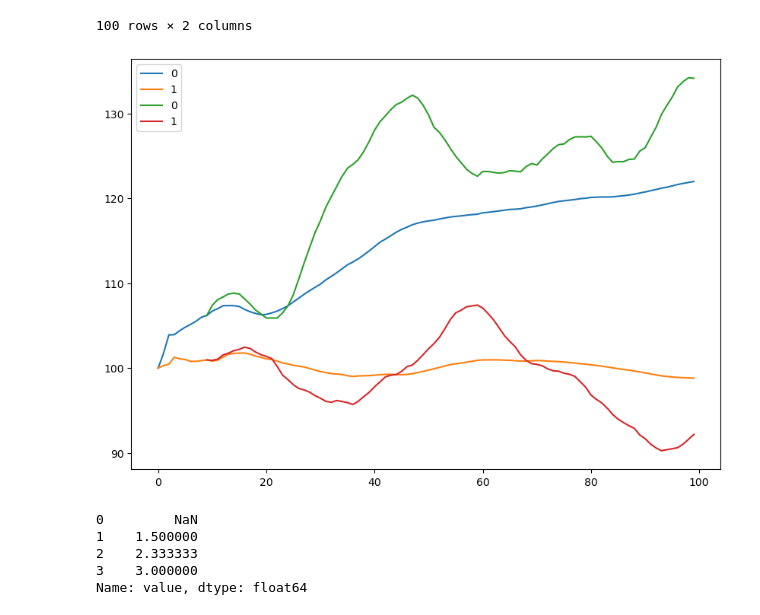
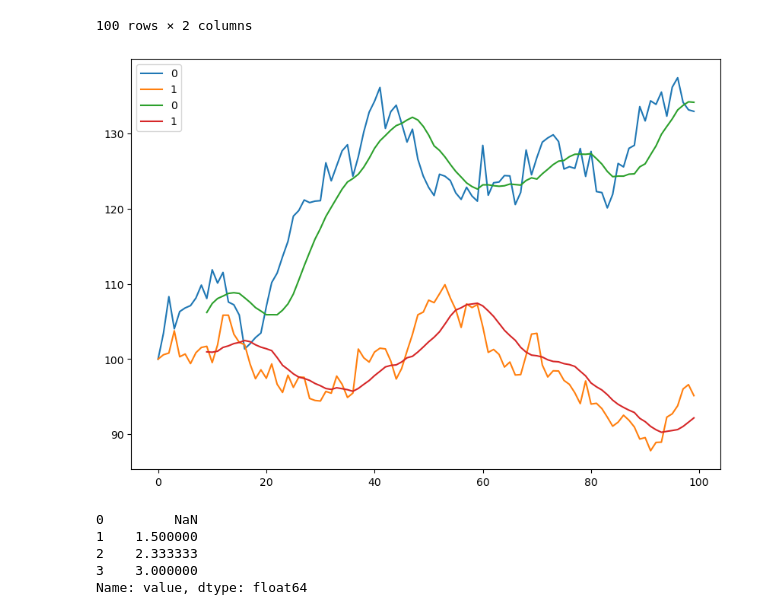
Before and after one commit to Diegoech188/SPF-2023-II, a Jupyter notebook: TEMA-3/Clase23_ValuacionOpcionesAsiaticas.ipynb, the cells around one changed output. Drawn from its saved outputs; the diff is of its cells as text; code cells hidden in the pictures.

```diff
--- a/TEMA-3/Clase23_ValuacionOpcionesAsiaticas.ipynb
+++ b/TEMA-3/Clase23_ValuacionOpcionesAsiaticas.ipynb
@@ -234,21 +234,22 @@ prices
 # %%
 # Graficamos los precios simulados
 
 # Explorar el funcionamiento de la función expanding y rolling para ver cómo calcular el promedio
 # y graficar sus diferencias
 Average_t = prices.expanding().mean()
 Average_t_roll = prices.rolling(window=10).mean()
 
 fig, ax = plt.subplots(1, 1, figsize=[10, 7])
 
-Average_t.plot(ax=ax)
-Average_t_roll.plot(ax=ax)
+prices.plot(ax=ax)
+# Average_t.plot(ax=ax,label='expanding')
+Average_t_roll.plot(ax=ax, label='rolling')
 
 # prices.plot(label='precios', ax=ax)
 plt.legend()
 plt.show()
 # %% [output]
-[figure, old version]
+[figure, new version]
 # %%
 (1.5+3)/2, 2.333*2-1.5
 data.value.expanding(2).mean()
```
Also changed, not shown: parts of 7 cells of this notebook, 2 other files.
